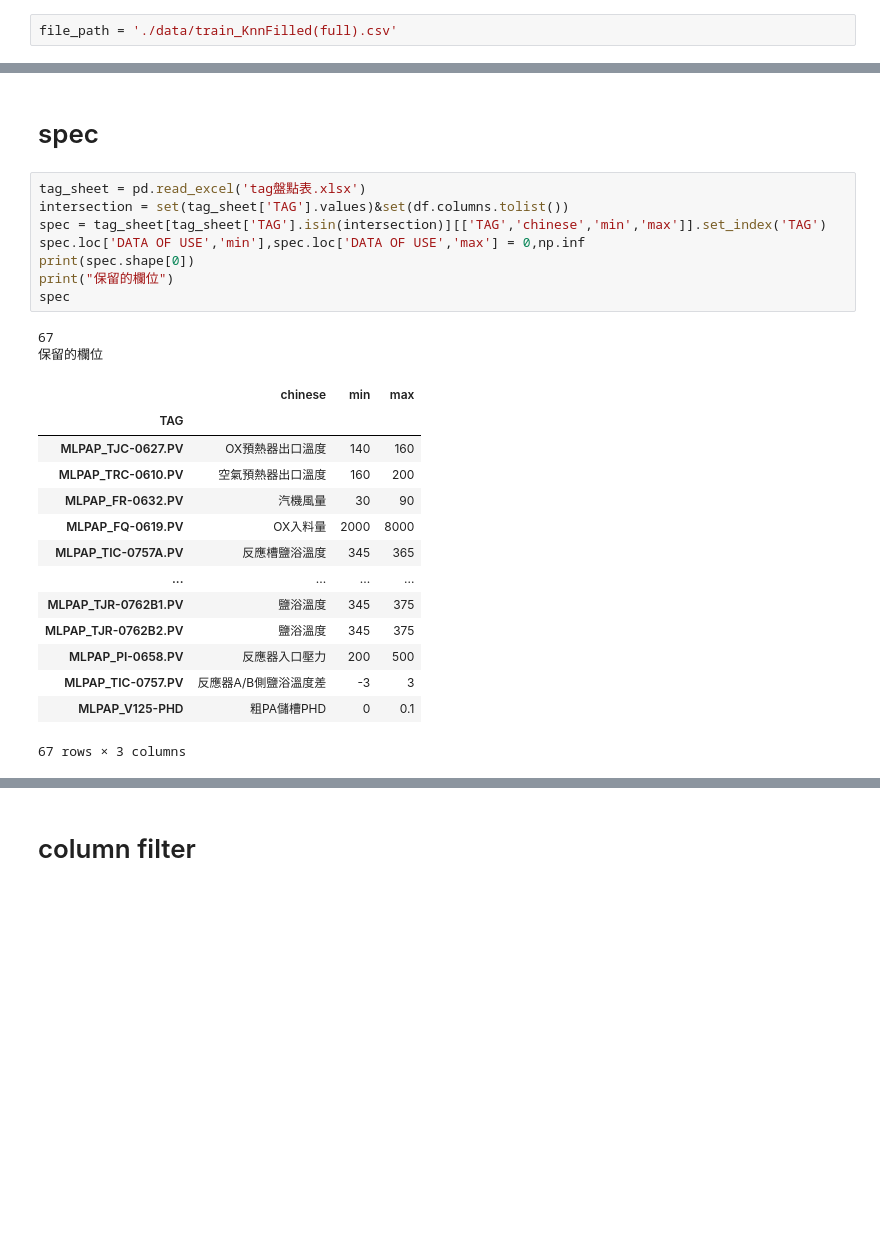
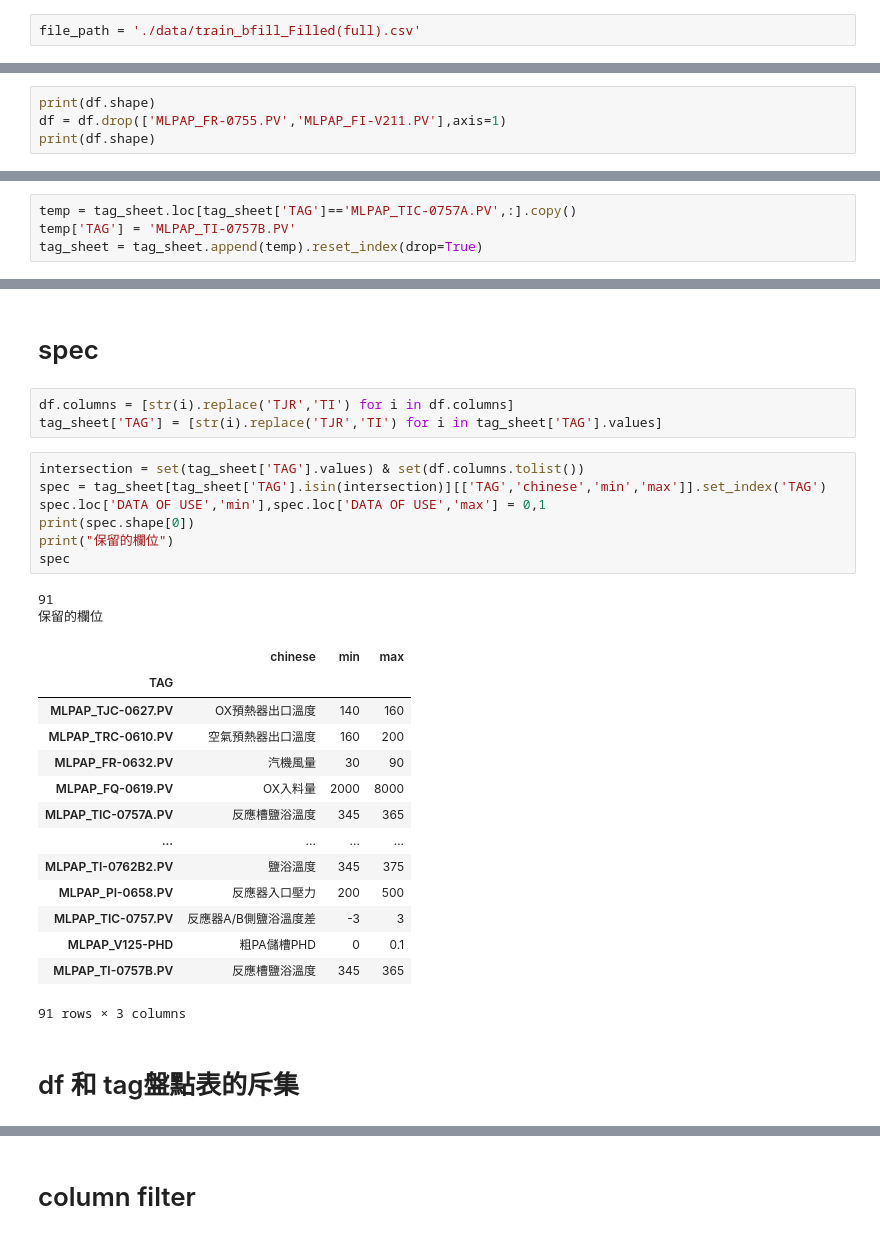
Before and after one commit to skywalker0803r/pa_Mailiao, a Jupyter notebook: spec_check&add_target.ipynb, the cells around one changed output, grey strips where cells are left out. Saved outputs shown, nothing was run; the diff lists cells and outputs as text; blank space fills up the shorter version.

```diff
--- a/spec_check&add_target.ipynb
+++ b/spec_check&add_target.ipynb
@@ -19,7 +20,7 @@ from tqdm import tqdm_notebook as tqdm
 # %% [markdown]
 # load df
 # %%
-file_path = './data/train_KnnFilled(full).csv'
+file_path = './data/train_bfill_Filled(full).csv'
 # %%
 df = pd.read_csv(file_path, index_col = 0, parse_dates = True)
 print(df.shape)
@@ -35,0 +62,4 @@ df.head()
+# %%
+print(df.shape)
+df = df.drop(['MLPAP_FR-0755.PV','MLPAP_FI-V211.PV'],axis=1)
+print(df.shape)
@@ -35,0 +92,4 @@ df.head()
+# %%
+temp = tag_sheet.loc[tag_sheet['TAG']=='MLPAP_TIC-0757A.PV',:].copy()
+temp['TAG'] = 'MLPAP_TI-0757B.PV'
+tag_sheet = tag_sheet.append(temp).reset_index(drop=True)
@@ -36,27 +103,31 @@ df.head()
 # %% [markdown]
 # spec
+# %%
+df.columns = [str(i).replace('TJR','TI') for i in df.columns]
+tag_sheet['TAG'] = [str(i).replace('TJR','TI') for i in tag_sheet['TAG'].values]
 # %%
-tag_sheet = pd.read_excel('tag盤點表.xlsx')
-intersection = set(tag_sheet['TAG'].values)&set(df.columns.tolist())
+intersection = set(tag_sheet['TAG'].values) & set(df.columns.tolist())
 spec = tag_sheet[tag_sheet['TAG'].isin(intersection)][['TAG','chinese','min','max']].set_index('TAG')
-spec.loc['DATA OF USE','min'],spec.loc['DATA OF USE','max'] = 0,np.inf
+spec.loc['DATA OF USE','min'],spec.loc['DATA OF USE','max'] = 0,1
 print(spec.shape[0])
 print("保留的欄位")
 spec
 # %% [output]
-67
+91
 保留的欄位
 |  | chinese | min | max |
 | TAG |  |  |  |
 | MLPAP_TJC-0627.PV | OX預熱器出口溫度 | 140 | 160 |
 | MLPAP_TRC-0610.PV | 空氣預熱器出口溫度 | 160 | 200 |
 | MLPAP_FR-0632.PV | 汽機風量 | 30 | 90 |
 | MLPAP_FQ-0619.PV | OX入料量 | 2000 | 8000 |
 | MLPAP_TIC-0757A.PV | 反應槽鹽浴溫度 | 345 | 365 |
 | ... | ... | ... | ... |
-| MLPAP_TJR-0762B1.PV | 鹽浴溫度 | 345 | 375 |
-| MLPAP_TJR-0762B2.PV | 鹽浴溫度 | 345 | 375 |
+| MLPAP_TI-0762B2.PV | 鹽浴溫度 | 345 | 375 |
 | MLPAP_PI-0658.PV | 反應器入口壓力 | 200 | 500 |
 | MLPAP_TIC-0757.PV | 反應器A/B側鹽浴溫度差 | -3 | 3 |
 | MLPAP_V125-PHD | 粗PA儲槽PHD | 0 | 0.1 |
+| MLPAP_TI-0757B.PV | 反應槽鹽浴溫度 | 345 | 365 |
-67 rows × 3 columns
+91 rows × 3 columns
+# %% [markdown]
+# df 和 tag盤點表的斥集
```
Also changed, not shown: parts of 44 cells of this notebook, 6 other files.
